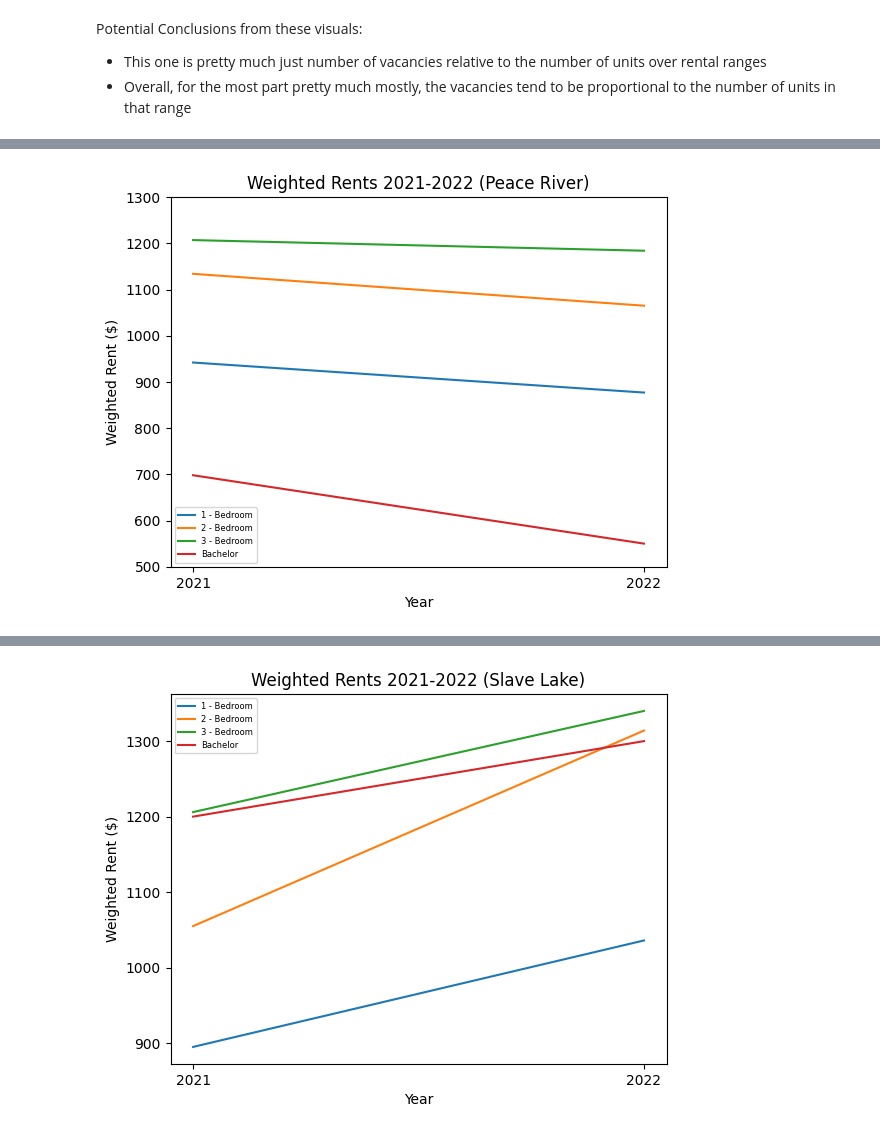
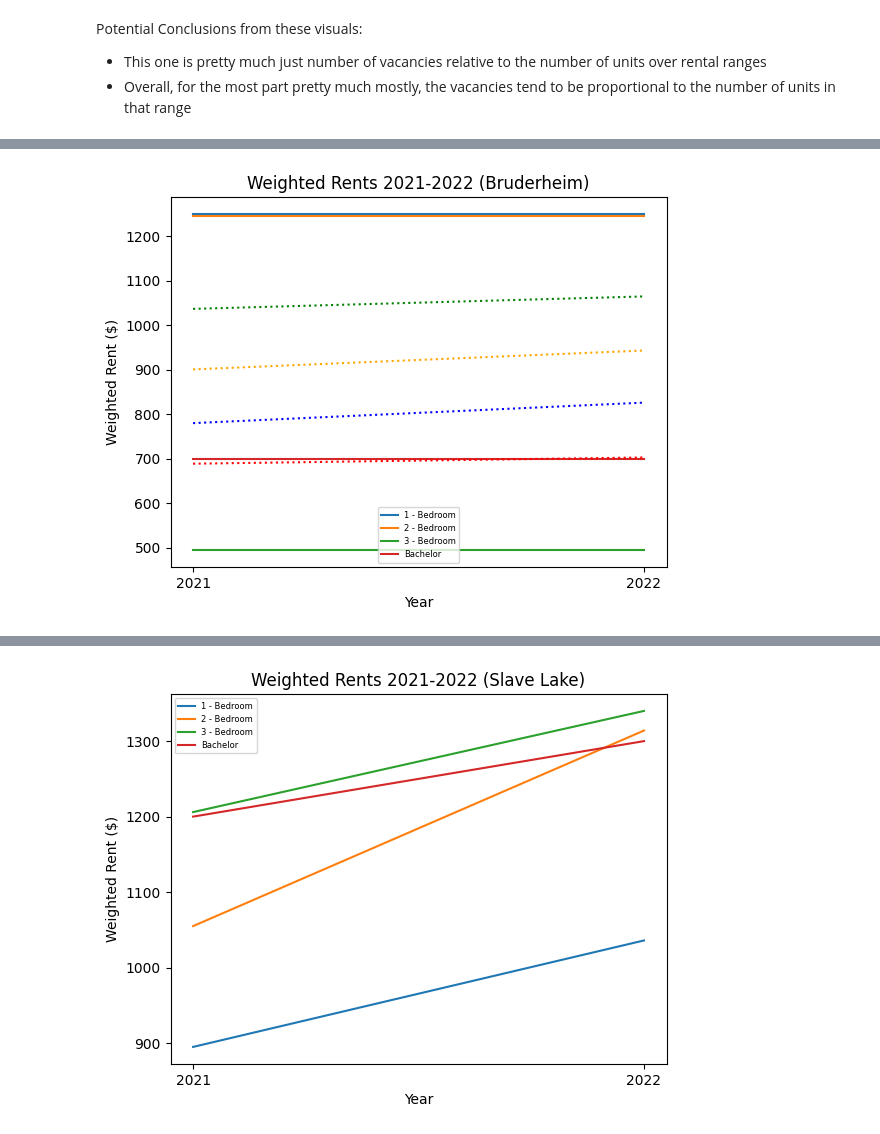
Before and after one commit to Mathemusician1729/DATA-221-Project, a Jupyter notebook: 221-Project.ipynb, the cells around one changed output, grey strips where cells are left out. Saved outputs shown, nothing was run; the diff lists cells and outputs as text; code cells hidden in the pictures.

```diff
--- a/221-Project.ipynb
+++ b/221-Project.ipynb
@@ -92,3 +92,9 @@ New changes
 - removed "Overall Vacancy Rates" from Table 8, since this is covered in table 6 and is more accurate there, just need the weighted rents between years in table 8\
 - added "population" which we want to analyze how town population sizes might also be related to costs and shit
     - add to faceted graph as an outer variable
+# %%
+# remove table8 zeroes (since this is false data)
+table8 = table8[table8["2021 Weighted Rent"] != 0]
+table8 = table8[table8["2022 Weighted Rent"] != 0]
+
+table8
@@ -210,29 +267,34 @@ Potential Conclusions from these visuals:
 # %%
 # Drayton Valley, McLennan, Two Hills, Slave Lake
-sample_smalltowns = ["Ponoka","Peace River", "Millet", "Two Hills","Slave Lake"] #
+sample_smalltowns = ["Athabasca","Bruderheim", "Millet", "Two Hills","Slave Lake"] #
 costs_smalltowns = table8[table8["Community"].isin(sample_smalltowns)]
 vacancy_smalltowns = table6[table6["Community"].isin(sample_smalltowns)]
 
-ponoka = costs_smalltowns[costs_smalltowns["Community"] == "Ponoka"]
-fortmac = costs_smalltowns[costs_smalltowns["Community"] == "Peace River"]
+atha = costs_smalltowns[costs_smalltowns["Community"] == "Athabasca"]
+fortmac = costs_smalltowns[costs_smalltowns["Community"] == "Bruderheim"]
 ray = costs_smalltowns[costs_smalltowns["Community"] == "Millet"]
 two_hills = costs_smalltowns[costs_smalltowns["Community"] == "Two Hills"]
 did = costs_smalltowns[costs_smalltowns["Community"] == "Slave Lake"]
 
-ponoka_rents = ponoka[["2021 Weighted Rent", "2022 Weighted Rent"]]
+atha_rents = atha[["2021 Weighted Rent", "2022 Weighted Rent"]]
 fortmac_rents = fortmac[["2021 Weighted Rent", "2022 Weighted Rent"]]
 ray_rents = ray[["2021 Weighted Rent", "2022 Weighted Rent"]]
 th_rent = two_hills[["2021 Weighted Rent", "2022 Weighted Rent"]]
 did_rents = did[["2021 Weighted Rent", "2022 Weighted Rent"]]
 # %%
 # small change only example (baseline)
-for i in range(len(ponoka.index)):
-    plt.plot(["2021", "2022"], ponoka_rents.iloc[i], label=ponoka["Unit Type"].iloc[i])
+for i in range(len(atha.index)):
+    plt.plot(["2021", "2022"], atha_rents.iloc[i], label=atha["Unit Type"].iloc[i])
 
 plt.ylim(500, 1300)
-plt.title("Weighted Rents 2021-2022 (Ponoka)")
+plt.plot([mean_bachelors2021, mean_bachelors2022], linestyle='dotted', color="r")
+plt.plot([mean_1beds2021, mean_1beds2022], linestyle='dotted', color="b")
+plt.plot([mean_2beds2021, mean_2beds2022], linestyle='dotted', color="orange")
+plt.plot([mean_3beds2021, mean_3beds2022], linestyle='dotted', color="g")
+
+plt.title("Weighted Rents 2021-2022 (Athabasca)")
 plt.xlabel("Year")
 plt.ylabel("Weighted Rent ($)")
-plt.legend(prop={'size': 6})
+plt.legend(prop={'size': 7})
 plt.show()
 # %% [output]
@@ -240,13 +338,16 @@ plt.show()
 # %%
-# decreasing trend example
+# increasing trend example
 for i in range(len(fortmac.index)):
     plt.plot(["2021", "2022"], fortmac_rents.iloc[i], label=fortmac["Unit Type"].iloc[i])
 
-plt.ylim(500, 1300)
-plt.title("Weighted Rents 2021-2022 (Peace River)")
+plt.plot([mean_bachelors2021, mean_bachelors2022], linestyle='dotted', color="r")
+plt.plot([mean_1beds2021, mean_1beds2022], linestyle='dotted', color="b")
+plt.plot([mean_2beds2021, mean_2beds2022], linestyle='dotted', color="orange")
+plt.plot([mean_3beds2021, mean_3beds2022], linestyle='dotted', color="g")
+plt.title("Weighted Rents 2021-2022 (Bruderheim)")
 plt.xlabel("Year")
 plt.ylabel("Weighted Rent ($)")
 plt.legend(prop={'size': 6})
 plt.show()
 # %% [output]
-[figure, old version]
+[figure, new version]
```
Also changed, not shown: parts of 15 cells of this notebook, 1 other file.
